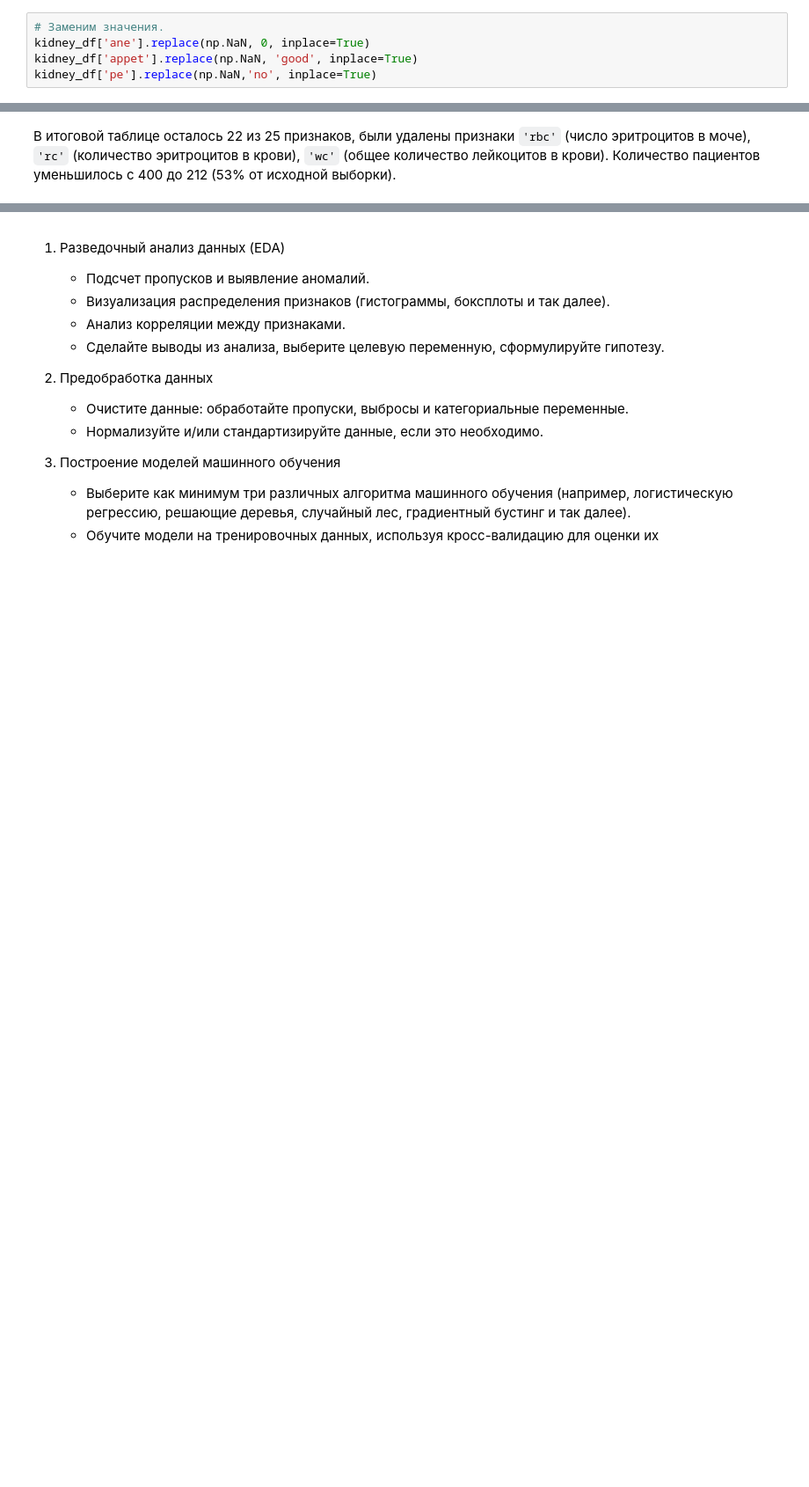
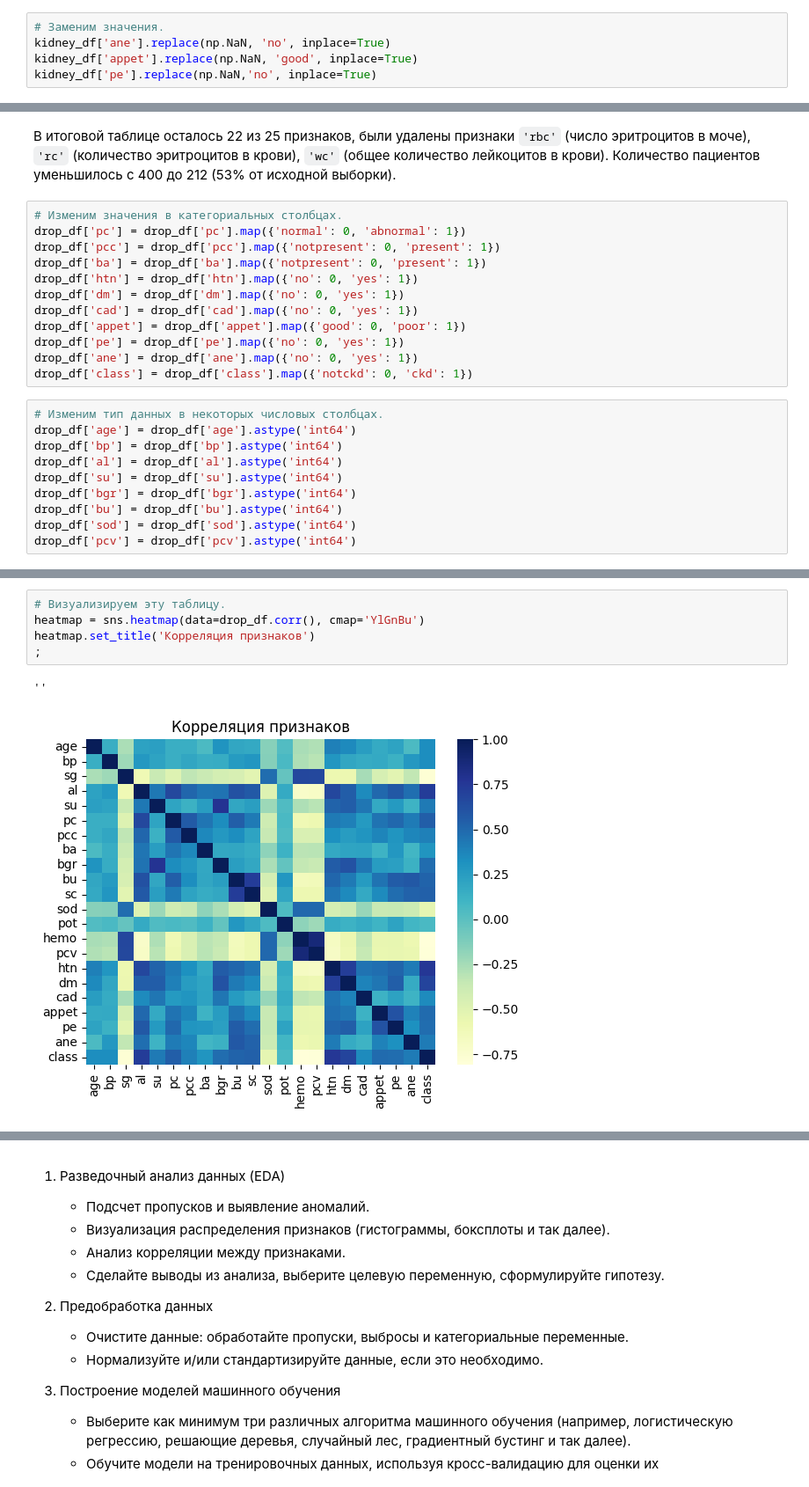
Before and after one commit to Rai1ag/Library, a Jupyter notebook: 7.MLMED_Итоговый проект/project.ipynb, the cells around one changed output, grey strips where cells are left out. Shown at 88% size. Cells and saved outputs as stored; diff of their text form; blank space fills up the shorter version.

```diff
--- a/7.MLMED_Итоговый проект/project.ipynb
+++ b/7.MLMED_Итоговый проект/project.ipynb
@@ -354,7 +354,7 @@ import warnings
 warnings.filterwarnings('ignore')
 # %%
 # Заменим значения.
-kidney_df['ane'].replace(np.NaN, 0, inplace=True)
+kidney_df['ane'].replace(np.NaN, 'no', inplace=True)
 kidney_df['appet'].replace(np.NaN, 'good', inplace=True)
 kidney_df['pe'].replace(np.NaN,'no', inplace=True)
 # %%
@@ -499,2 +510,24 @@ drop_df.shape
 # %% [markdown]
 В итоговой таблице осталось 22 из 25 признаков, были удалены признаки `'rbc'` (число эритроцитов в моче), `'rc'` (количество эритроцитов в крови), `'wc'` (общее количество лейкоцитов в крови). Количество пациентов уменьшилось с 400 до 212 (53% от исходной выборки).
+# %%
+# Изменим значения в категориальных столбцах.
+drop_df['pc'] = drop_df['pc'].map({'normal': 0, 'abnormal': 1})
+drop_df['pcc'] = drop_df['pcc'].map({'notpresent': 0, 'present': 1})
+drop_df['ba'] = drop_df['ba'].map({'notpresent': 0, 'present': 1})
+drop_df['htn'] = drop_df['htn'].map({'no': 0, 'yes': 1})
+drop_df['dm'] = drop_df['dm'].map({'no': 0, 'yes': 1})
+drop_df['cad'] = drop_df['cad'].map({'no': 0, 'yes': 1})
+drop_df['appet'] = drop_df['appet'].map({'good': 0, 'poor': 1})
+drop_df['pe'] = drop_df['pe'].map({'no': 0, 'yes': 1})
+drop_df['ane'] = drop_df['ane'].map({'no': 0, 'yes': 1})
+drop_df['class'] = drop_df['class'].map({'notckd': 0, 'ckd': 1})
+# %%
+# Изменим тип данных в некоторых числовых столбцах.
+drop_df['age'] = drop_df['age'].astype('int64')
+drop_df['bp'] = drop_df['bp'].astype('int64')
+drop_df['al'] = drop_df['al'].astype('int64')
+drop_df['su'] = drop_df['su'].astype('int64')
+drop_df['bgr'] = drop_df['bgr'].astype('int64')
+drop_df['bu'] = drop_df['bu'].astype('int64')
+drop_df['sod'] = drop_df['sod'].astype('int64')
+drop_df['pcv'] = drop_df['pcv'].astype('int64')
@@ -500,0 +596,8 @@ drop_df.shape
+# %%
+# Визуализируем эту таблицу.
+heatmap = sns.heatmap(data=drop_df.corr(), cmap='YlGnBu')
+heatmap.set_title('Корреляция признаков')
+;
+# %% [output]
+''
+[figure, added]
```
Also changed, not shown: parts of 13 cells of this notebook.
